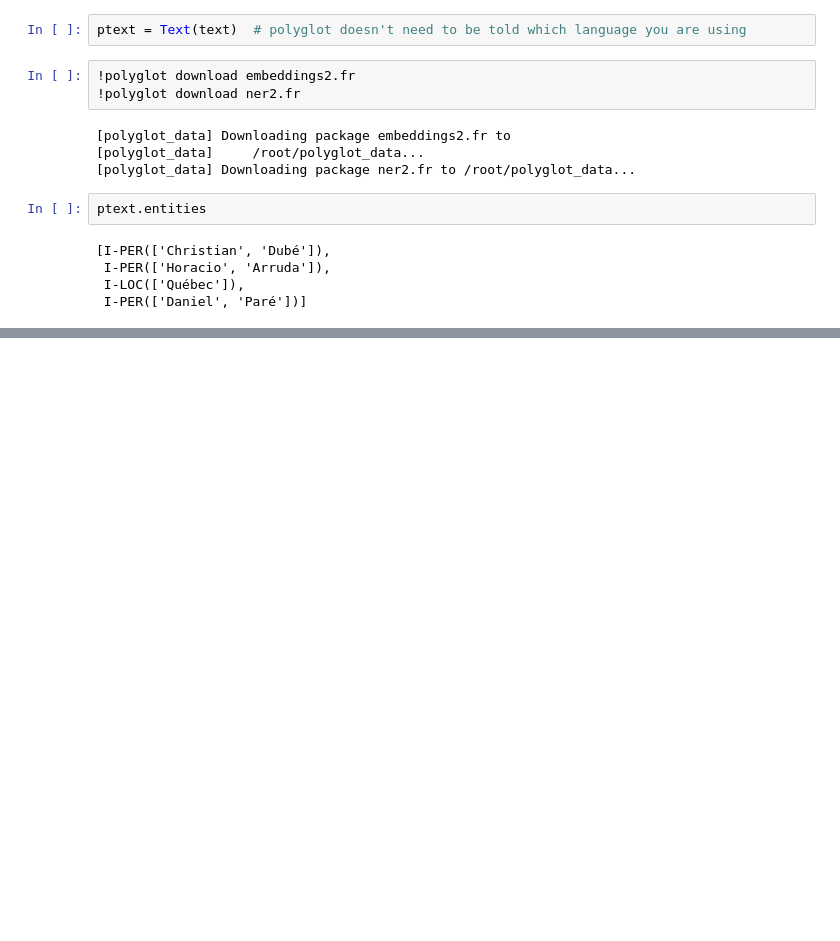
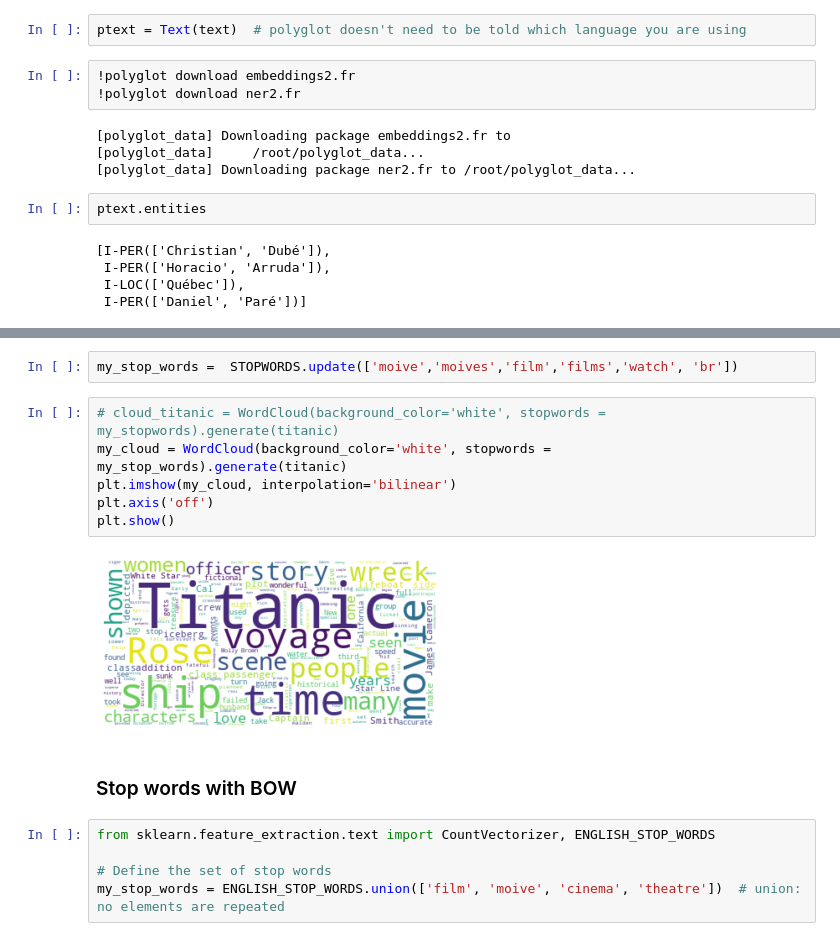
Before and after one commit to ywang1110/NLP, a Jupyter notebook: Quora_Question_Pairs_Similarity_Problem.ipynb, the cells around one changed output, grey strips where cells are left out. Saved outputs shown, nothing was run; the diff lists cells and outputs as text; blank space fills up the shorter version.

```diff
--- a/Quora_Question_Pairs_Similarity_Problem.ipynb
+++ b/Quora_Question_Pairs_Similarity_Problem.ipynb
@@ -1373,0 +1833,17 @@ ptext.entities
+# %%
+my_stop_words =  STOPWORDS.update(['moive','moives','film','films','watch', 'br'])
+# %%
+# cloud_titanic = WordCloud(background_color='white', stopwords = my_stopwords).generate(titanic)
+my_cloud = WordCloud(background_color='white', stopwords = my_stop_words).generate(titanic)
+plt.imshow(my_cloud, interpolation='bilinear')
+plt.axis('off')
+plt.show()
+# %% [output]
+[figure, added]
+# %% [markdown]
+### Stop words with BOW
+# %%
+from sklearn.feature_extraction.text import CountVectorizer, ENGLISH_STOP_WORDS
+
+# Define the set of stop words
+my_stop_words = ENGLISH_STOP_WORDS.union(['film', 'moive', 'cinema', 'theatre'])  # union: no elements are repeated
```
Also changed, not shown: parts of 163 cells of this notebook.
